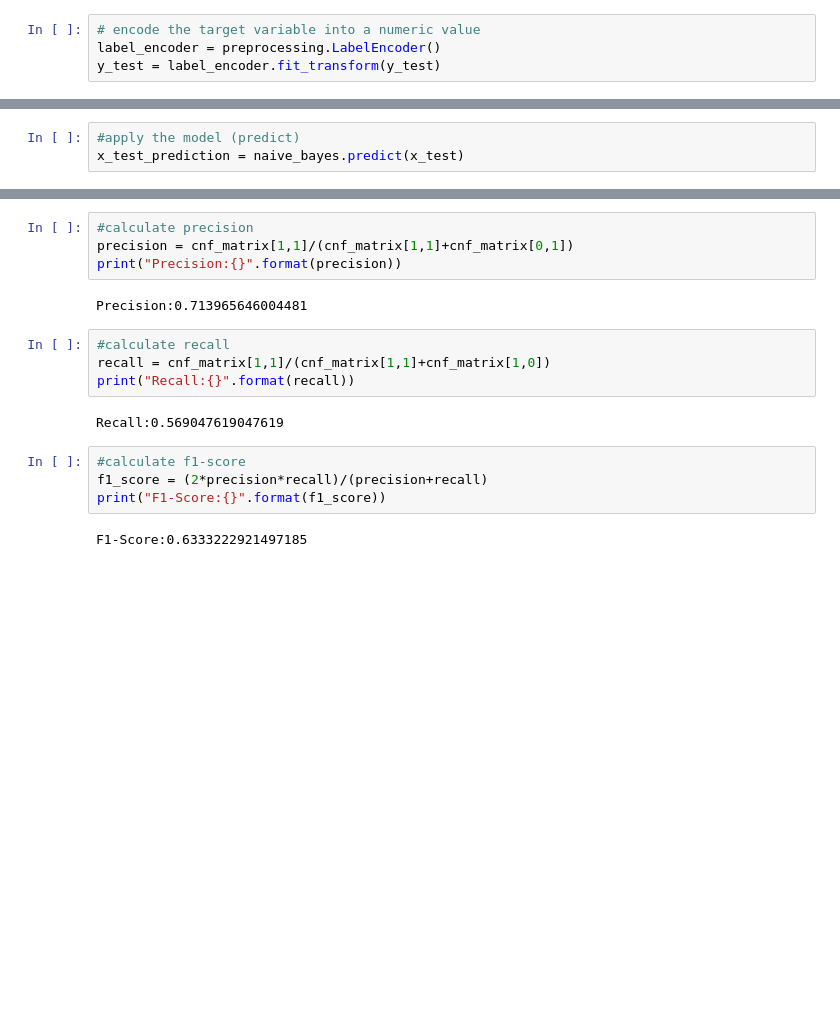
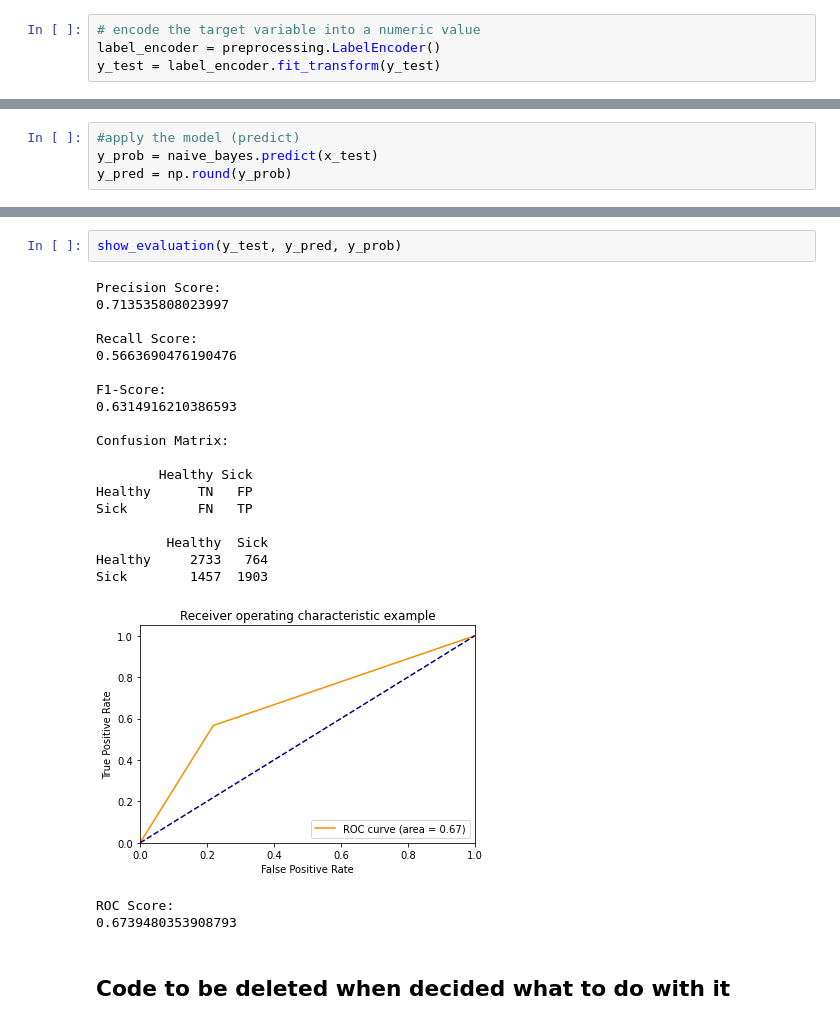
Before and after one commit to LJ171/CardioDiseaseClassification, a Jupyter notebook: 02_data_mining/naive_bayes.ipynb, the cells around one changed output, grey strips where cells are left out. Drawn from its saved outputs; the diff is of its cells as text; blank space fills up the shorter version.

```diff
--- a/02_data_mining/naive_bayes.ipynb
+++ b/02_data_mining/naive_bayes.ipynb
@@ -40,3 +77,4 @@ y_test = label_encoder.fit_transform(y_test)
 # %%
 #apply the model (predict)
-x_test_prediction = naive_bayes.predict(x_test)
+y_prob = naive_bayes.predict(x_test)
+y_pred = np.round(y_prob)
@@ -93,18 +95,26 @@ Error-Rate:0.3228817267026396
-# %%
-#calculate precision
-precision = cnf_matrix[1,1]/(cnf_matrix[1,1]+cnf_matrix[0,1])
-print("Precision:{}".format(precision))
-# %% [output]
-Precision:0.713965646004481
-# %%
-#calculate recall
-recall = cnf_matrix[1,1]/(cnf_matrix[1,1]+cnf_matrix[1,0])
-print("Recall:{}".format(recall))
-# %% [output]
-Recall:0.569047619047619
-# %%
-#calculate f1-score
-f1_score = (2*precision*recall)/(precision+recall)
-print("F1-Score:{}".format(f1_score))
-# %% [output]
-F1-Score:0.6333222921497185
+# %%
+show_evaluation(y_test, y_pred, y_prob)
+# %% [output]
+Precision Score:
+0.713535808023997
+
+Recall Score:
+0.5663690476190476
+
+F1-Score:
+0.6314916210386593
+
+Confusion Matrix:
+
+        Healthy Sick
+Healthy      TN   FP
+Sick         FN   TP
+
+         Healthy  Sick
+Healthy     2733   764
+Sick        1457  1903
+[figure, added]
+ROC Score:
+0.6739480353908793
+# %% [markdown]
+## Code to be deleted when decided what to do with it
```
Also changed, not shown: parts of 23 cells of this notebook, 1 other file.
